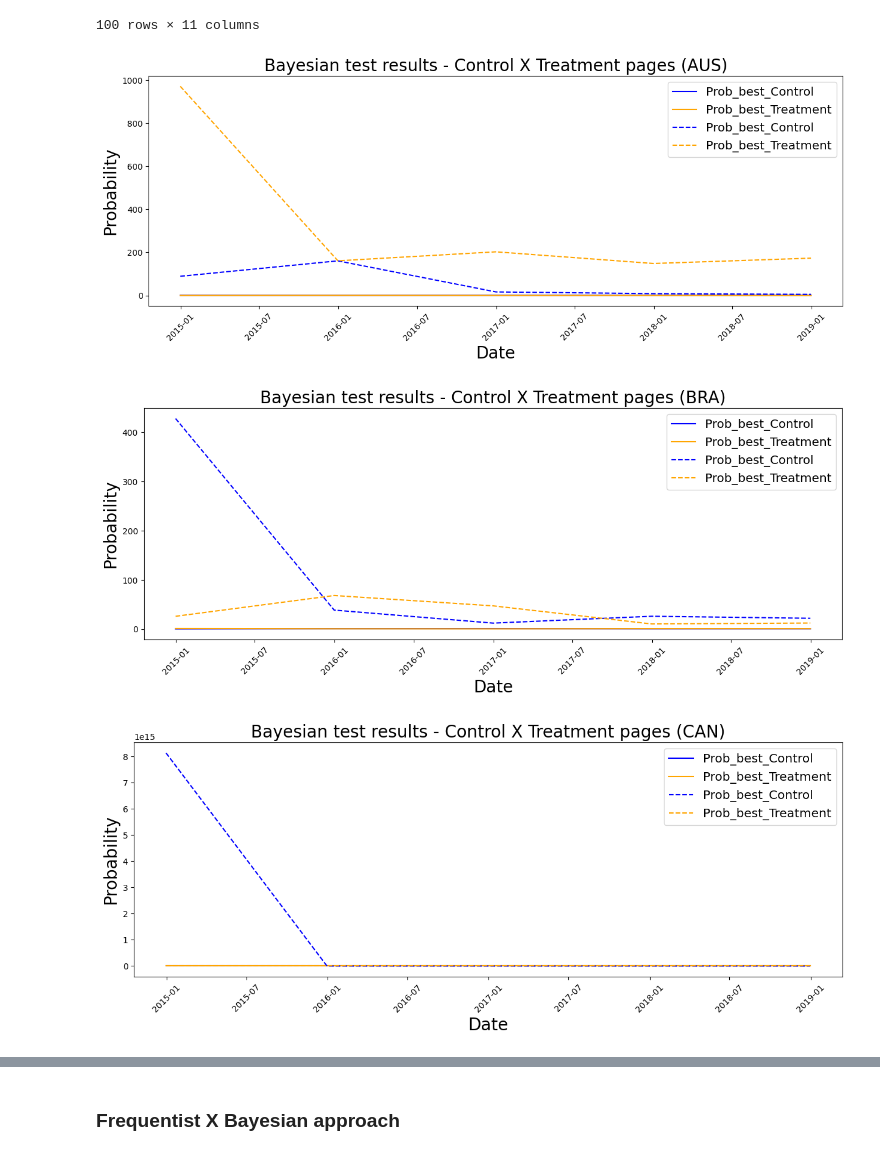
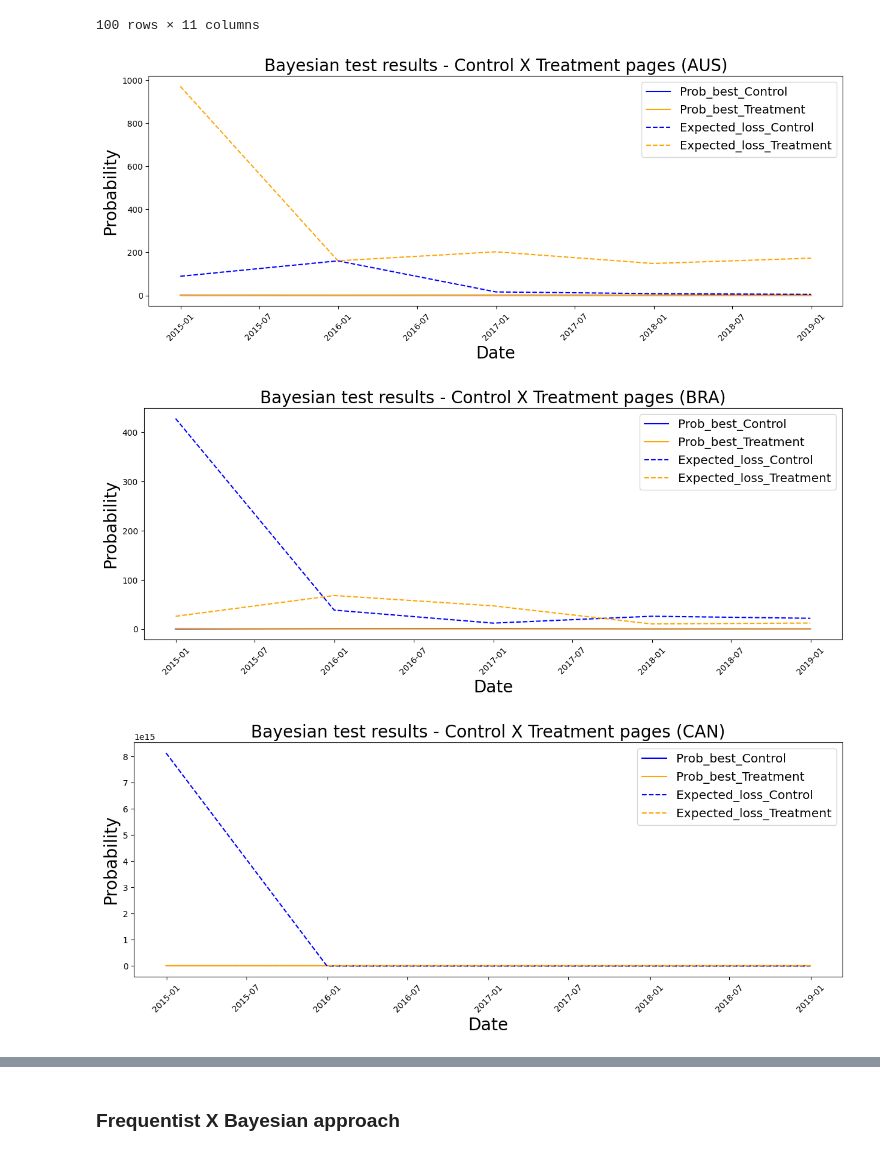
Before and after one commit to GustavoHBDuarte/AB_testing, a Jupyter notebook: A_B_testing.ipynb, the cells around one changed output, grey strips where cells are left out. Drawn from its saved outputs; the diff is of its cells as text; code cells hidden in the pictures.

```diff
--- a/A_B_testing.ipynb
+++ b/A_B_testing.ipynb
@@ -700,35 +700,35 @@ for country in df_grouped['country'].unique():
 
     # Prob best:
 
     plt.plot(df_grouped.loc[(df_grouped['country']==country) & (df_grouped['group']=='GRP A'), 'date'],
              df_grouped.loc[(df_grouped['country']==country) & (df_grouped['group']=='GRP A'), 'prob_being_best'],
              label='Prob_best_Control', color='Blue')
 
     plt.plot(df_grouped.loc[(df_grouped['country']==country) & (df_grouped['group']=='GRP B'), 'date'],
              df_grouped.loc[(df_grouped['country']==country) & (df_grouped['group']=='GRP B'), 'prob_being_best'],
              label='Prob_best_Treatment', color='Orange')
 
     # Expected loss:
 
     plt.plot(df_grouped.loc[(df_grouped['country']==country) & (df_grouped['group']=='GRP A'), 'date'],
              df_grouped.loc[(df_grouped['country']==country) & (df_grouped['group']=='GRP A'), 'expected_loss'],
-             label='Prob_best_Control', color='Blue', linestyle='--')
+             label='Expected_loss_Control', color='Blue', linestyle='--')
 
     plt.plot(df_grouped.loc[(df_grouped['country']==country) & (df_grouped['group']=='GRP B'), 'date'],
              df_grouped.loc[(df_grouped['country']==country) & (df_grouped['group']=='GRP B'), 'expected_loss'],
-             label='Prob_best_Treatment', color='Orange', linestyle='--')
+             label='Expected_loss_Treatment', color='Orange', linestyle='--')
 
 
     plt.legend(loc='best', fontsize='x-large') # add legend box
 
 
     plt.xlabel('Date', fontdict = {'color':'black','size':20}) # add xlabel legend
     plt.ylabel('Probability', fontdict = {'color':'black','size':20}) # add xlabel legend
 
     plt.title(f'Bayesian test results - Control X Treatment pages ({country})', fontdict = {'color':'black','size':20}) # add title to the plot
 
     plt.xticks(rotation=45); # rotate xticks
 # %% [output]
-[figure, old version]
+[figure, new version]
-[figure, old version]
+[figure, new version]
-[figure, old version]
+[figure, new version]
```
Also changed, not shown: parts of 10 cells of this notebook.
